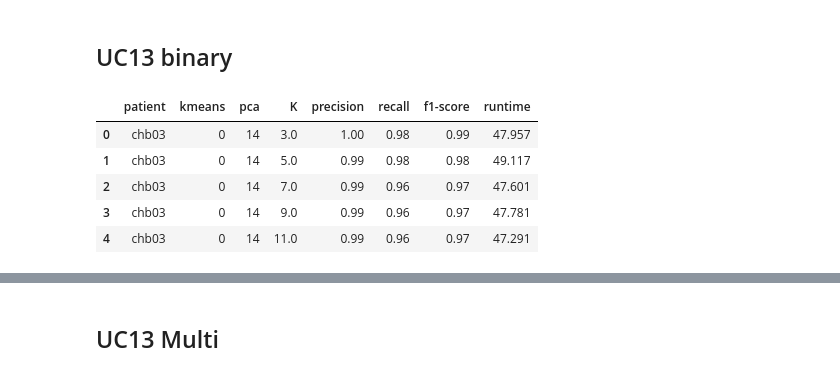
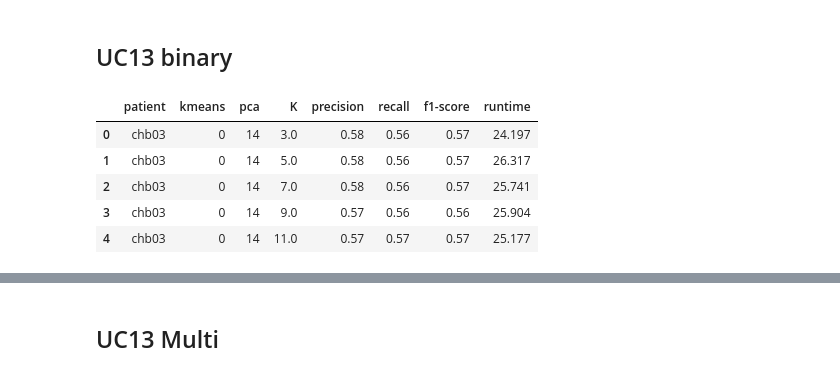
Before and after one commit to IgorCzudy/data_visualization, a Jupyter notebook: lab_3/diagramCreator.ipynb, the cells around one changed output, grey strips where cells are left out. Saved outputs shown, nothing was run; the diff lists cells and outputs as text; code cells hidden in the pictures.

```diff
--- a/lab_3/diagramCreator.ipynb
+++ b/lab_3/diagramCreator.ipynb
@@ -416,13 +450,13 @@ plot_digit_runtime_vs_f1_train_vs_test(df_knn_train, df_knn_test,' KNN algorythm
 # %% [markdown]
 ## UC13 binary
 # %%
-df_uc13_bin_knn_train = read_uc13_data('/content/uc13_binary_knn_train.csv', 'K')
-df_uc13_bin_knn_test = read_uc13_data('/content/uc13_binary_knn_test.csv', 'K')
-df_uc13_bin_knn_train.head()
+df_uc13_bin_knn_train = read_uc13_data('uc13_binary_knn_train.csv', 'K')
+df_uc13_bin_knn_test = read_uc13_data('uc13_binary_knn_test.csv', 'K')
+df_uc13_bin_knn_test.head()
 # %% [output]
 |  | patient | kmeans | pca | K | precision | recall | f1-score | runtime |
-| 0 | chb03 | 0 | 14 | 3.0 | 1.00 | 0.98 | 0.99 | 47.957 |
-| 1 | chb03 | 0 | 14 | 5.0 | 0.99 | 0.98 | 0.98 | 49.117 |
-| 2 | chb03 | 0 | 14 | 7.0 | 0.99 | 0.96 | 0.97 | 47.601 |
-| 3 | chb03 | 0 | 14 | 9.0 | 0.99 | 0.96 | 0.97 | 47.781 |
-| 4 | chb03 | 0 | 14 | 11.0 | 0.99 | 0.96 | 0.97 | 47.291 |
+| 0 | chb03 | 0 | 14 | 3.0 | 0.58 | 0.56 | 0.57 | 24.197 |
+| 1 | chb03 | 0 | 14 | 5.0 | 0.58 | 0.56 | 0.57 | 26.317 |
+| 2 | chb03 | 0 | 14 | 7.0 | 0.58 | 0.56 | 0.57 | 25.741 |
+| 3 | chb03 | 0 | 14 | 9.0 | 0.57 | 0.56 | 0.56 | 25.904 |
+| 4 | chb03 | 0 | 14 | 11.0 | 0.57 | 0.57 | 0.57 | 25.177 |
```
Also changed, not shown: parts of 25 cells of this notebook.
